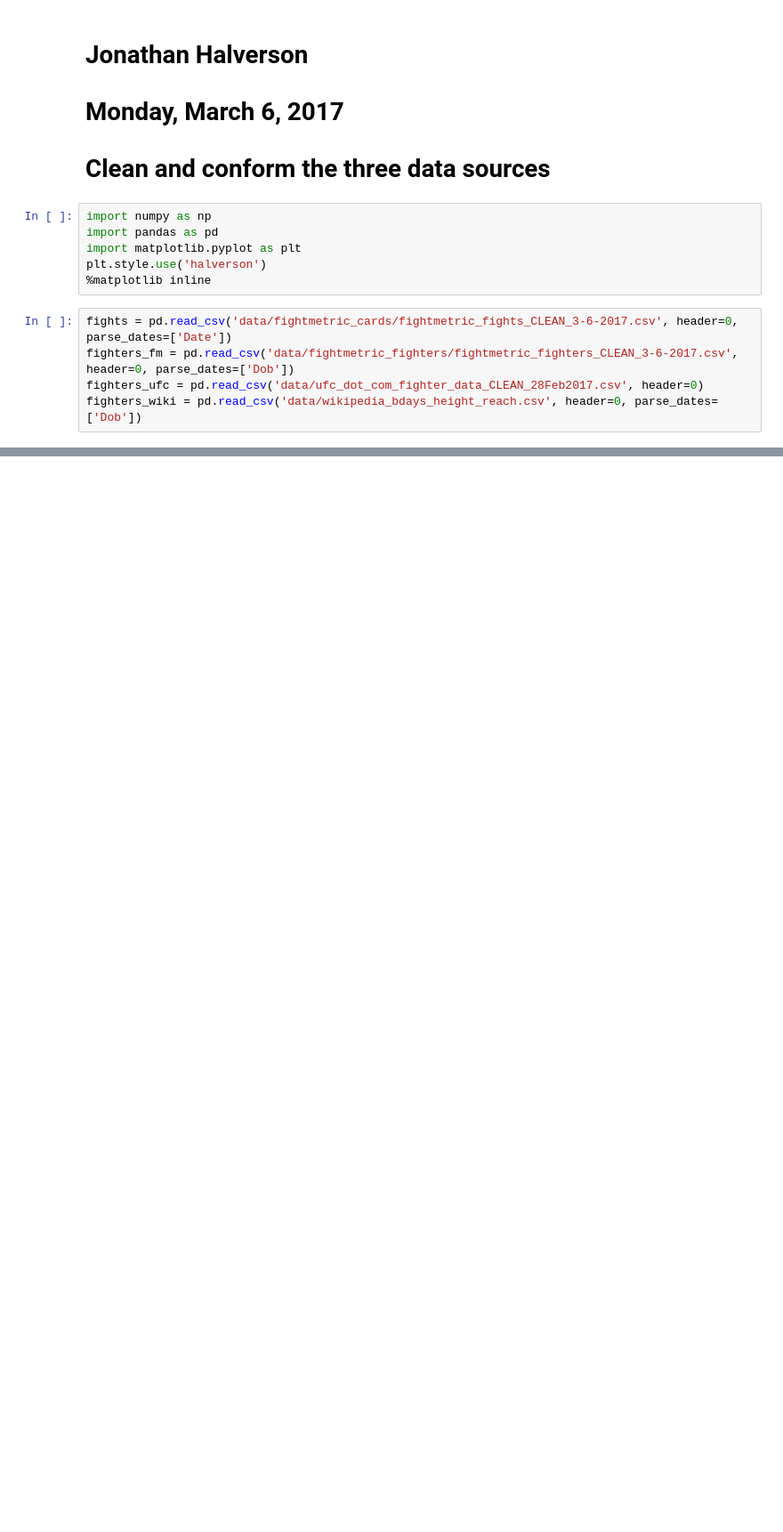
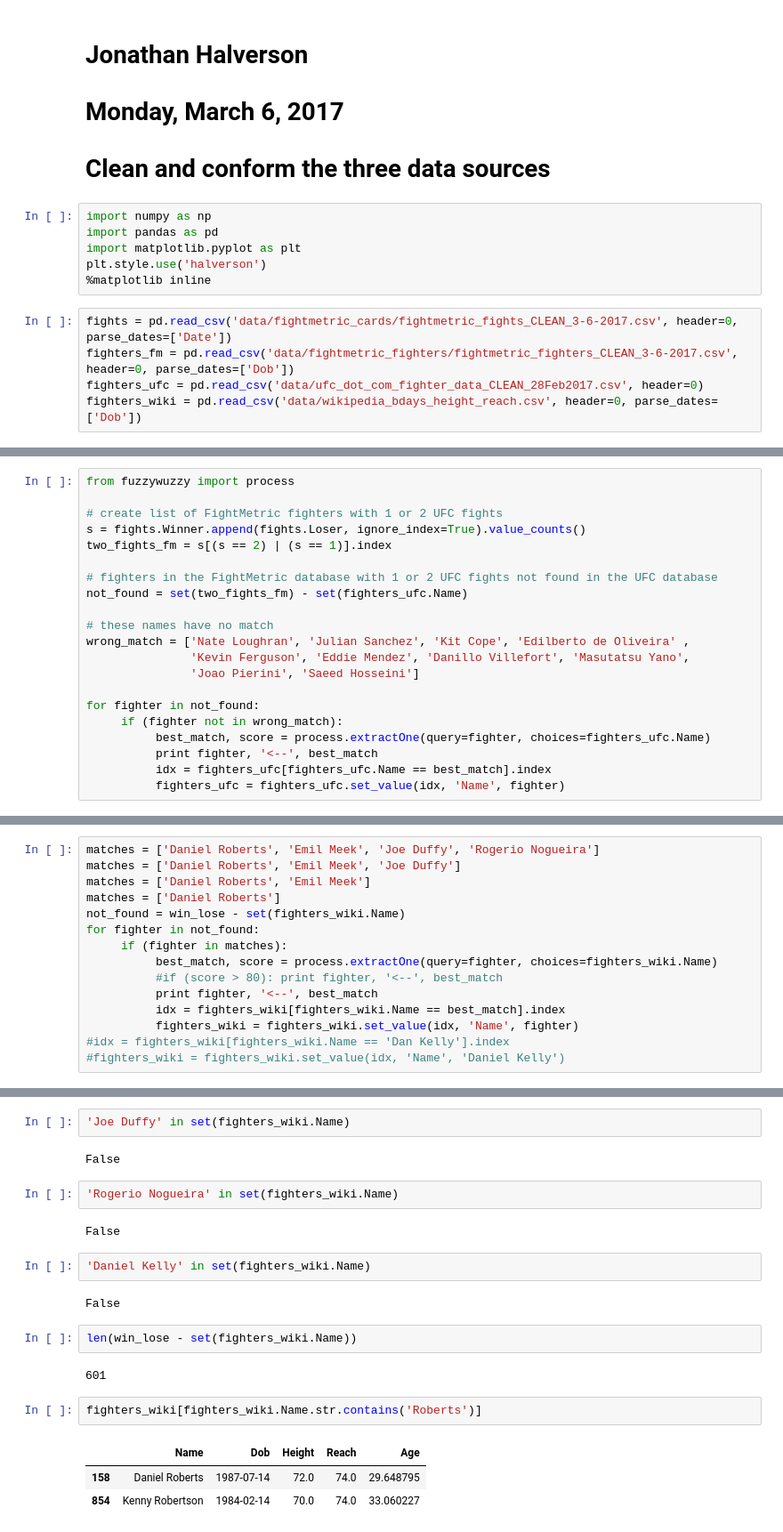
Before and after one commit to jhalverson/data_science, a Jupyter notebook: misc/mma_analytics/conform_and_clean_three_sources.ipynb, the cells around one changed output, grey strips where cells are left out. Shown at 89% size. Cells and saved outputs as stored; diff of their text form; blank space fills up the shorter version.

```diff
--- a/misc/mma_analytics/conform_and_clean_three_sources.ipynb
+++ b/misc/mma_analytics/conform_and_clean_three_sources.ipynb
@@ -63,0 +142,21 @@ len(win_lose)
+# %%
+from fuzzywuzzy import process
+
+# create list of FightMetric fighters with 1 or 2 UFC fights
+s = fights.Winner.append(fights.Loser, ignore_index=True).value_counts()
+two_fights_fm = s[(s == 2) | (s == 1)].index
+
+# fighters in the FightMetric database with 1 or 2 UFC fights not found in the UFC database
+not_found = set(two_fights_fm) - set(fighters_ufc.Name)
+
+# these names have no match
+wrong_match = ['Nate Loughran', 'Julian Sanchez', 'Kit Cope', 'Edilberto de Oliveira' ,
+               'Kevin Ferguson', 'Eddie Mendez', 'Danillo Villefort', 'Masutatsu Yano',
+               'Joao Pierini', 'Saeed Hosseini']
+
+for fighter in not_found:
+     if (fighter not in wrong_match):
+          best_match, score = process.extractOne(query=fighter, choices=fighters_ufc.Name)
+          print fighter, '<--', best_match
+          idx = fighters_ufc[fighters_ufc.Name == best_match].index
+          fighters_ufc = fighters_ufc.set_value(idx, 'Name', fighter)
@@ -90,0 +250,15 @@ for fighter in set(fighters_ufc.Name) - win_lose:
+# %%
+matches = ['Daniel Roberts', 'Emil Meek', 'Joe Duffy', 'Rogerio Nogueira']
+matches = ['Daniel Roberts', 'Emil Meek', 'Joe Duffy']
+matches = ['Daniel Roberts', 'Emil Meek']
+matches = ['Daniel Roberts']
+not_found = win_lose - set(fighters_wiki.Name)
+for fighter in not_found:
+     if (fighter in matches):
+          best_match, score = process.extractOne(query=fighter, choices=fighters_wiki.Name)
+          #if (score > 80): print fighter, '<--', best_match
+          print fighter, '<--', best_match
+          idx = fighters_wiki[fighters_wiki.Name == best_match].index
+          fighters_wiki = fighters_wiki.set_value(idx, 'Name', fighter)
+#idx = fighters_wiki[fighters_wiki.Name == 'Dan Kelly'].index
+#fighters_wiki = fighters_wiki.set_value(idx, 'Name', 'Daniel Kelly')
@@ -90,0 +283,22 @@ for fighter in set(fighters_ufc.Name) - win_lose:
+# %%
+'Joe Duffy' in set(fighters_wiki.Name)
+# %% [output]
+False
+# %%
+'Rogerio Nogueira' in set(fighters_wiki.Name)
+# %% [output]
+False
+# %%
+'Daniel Kelly' in set(fighters_wiki.Name)
+# %% [output]
+False
+# %%
+len(win_lose - set(fighters_wiki.Name))
+# %% [output]
+601
+# %%
+fighters_wiki[fighters_wiki.Name.str.contains('Roberts')]
+# %% [output]
+|  | Name | Dob | Height | Reach | Age |
+| 158 | Daniel Roberts | 1987-07-14 | 72.0 | 74.0 | 29.648795 |
+| 854 | Kenny Robertson | 1984-02-14 | 70.0 | 74.0 | 33.060227 |
```
Also changed, not shown: parts of 37 cells of this notebook, 1 other file.
